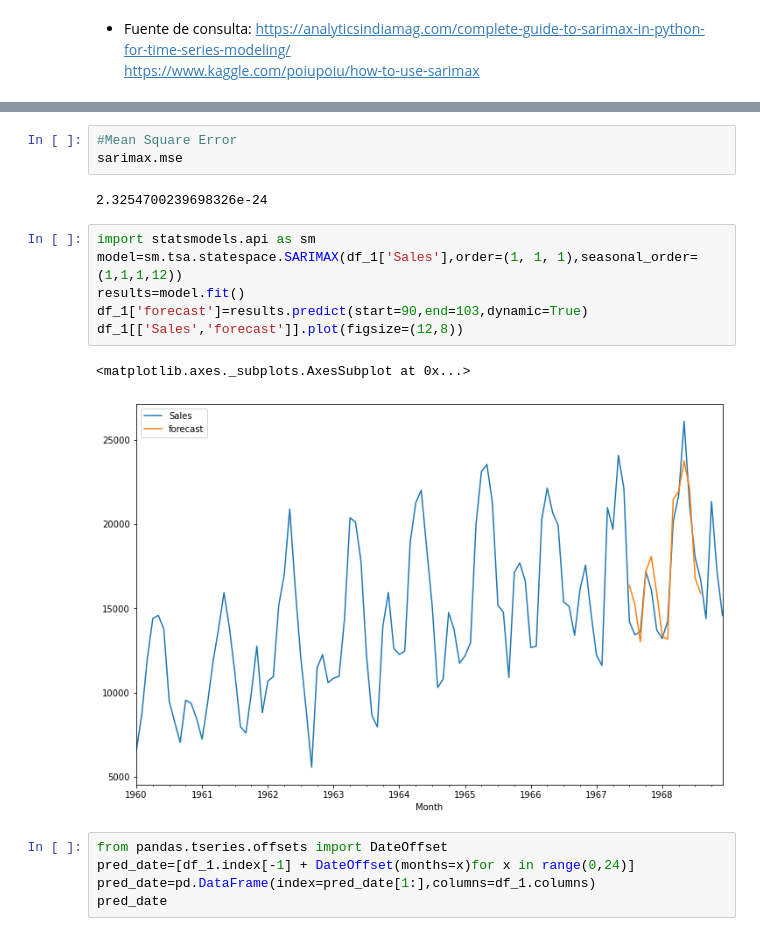
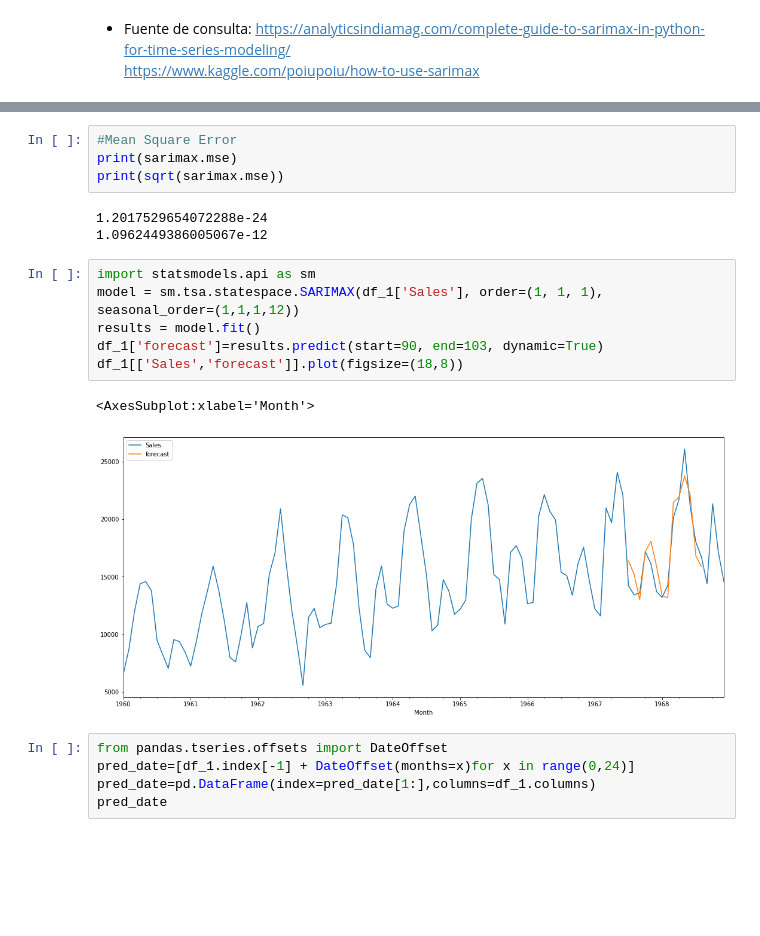
Before and after one commit to CamilaGO/Lab7-ds, a Jupyter notebook: Laboratorio 7 - Monthly Car Sales.ipynb, the cells around one changed output, grey strips where cells are left out. Cells and saved outputs as stored; diff of their text form; blank space fills up the shorter version.

```diff
--- a/Laboratorio 7 - Monthly Car Sales.ipynb
+++ b/Laboratorio 7 - Monthly Car Sales.ipynb
@@ -129,17 +174,19 @@ ValueError: Length of endogenous variable must be larger the the number of lags
 # %%
 #Mean Square Error
-sarimax.mse
+print(sarimax.mse)
+print(sqrt(sarimax.mse))
 # %% [output]
-2.3254700239698326e-24
+1.2017529654072288e-24
+1.0962449386005067e-12
 # %%
 import statsmodels.api as sm
-model=sm.tsa.statespace.SARIMAX(df_1['Sales'],order=(1, 1, 1),seasonal_order=(1,1,1,12))
-results=model.fit()
-df_1['forecast']=results.predict(start=90,end=103,dynamic=True)
-df_1[['Sales','forecast']].plot(figsize=(12,8))
+model = sm.tsa.statespace.SARIMAX(df_1['Sales'], order=(1, 1, 1), seasonal_order=(1,1,1,12))
+results = model.fit()
+df_1['forecast']=results.predict(start=90, end=103, dynamic=True)
+df_1[['Sales','forecast']].plot(figsize=(18,8))
 # %% [output]
-<matplotlib.axes._subplots.AxesSubplot at 0x...>
+<AxesSubplot:xlabel='Month'>
-[figure, old version]
+[figure, new version]
 # %%
 from pandas.tseries.offsets import DateOffset
 pred_date=[df_1.index[-1] + DateOffset(months=x)for x in range(0,24)]
```
Also changed, not shown: parts of 30 cells of this notebook, 3 other files.
